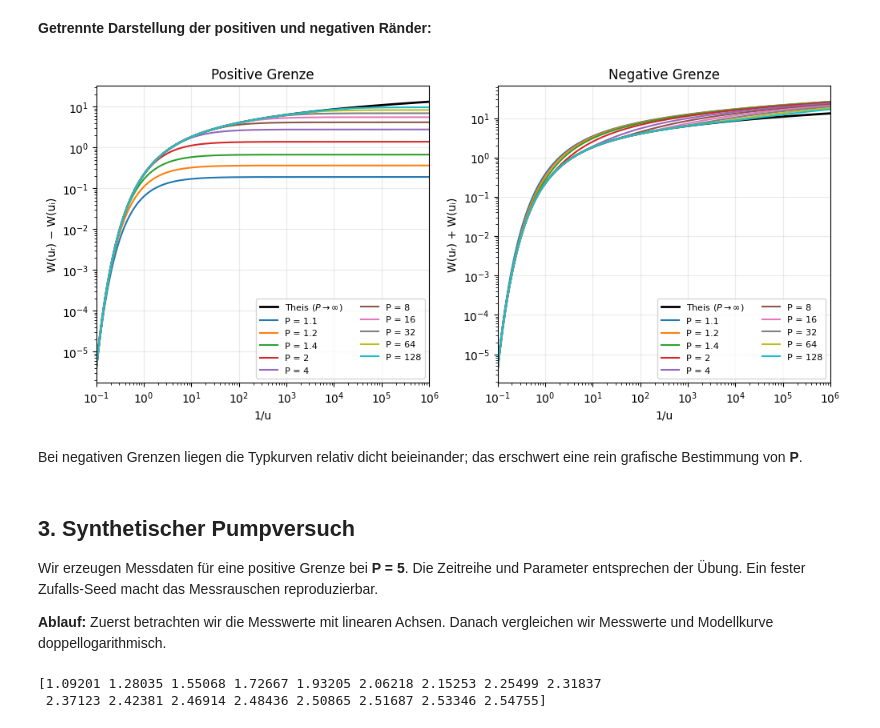
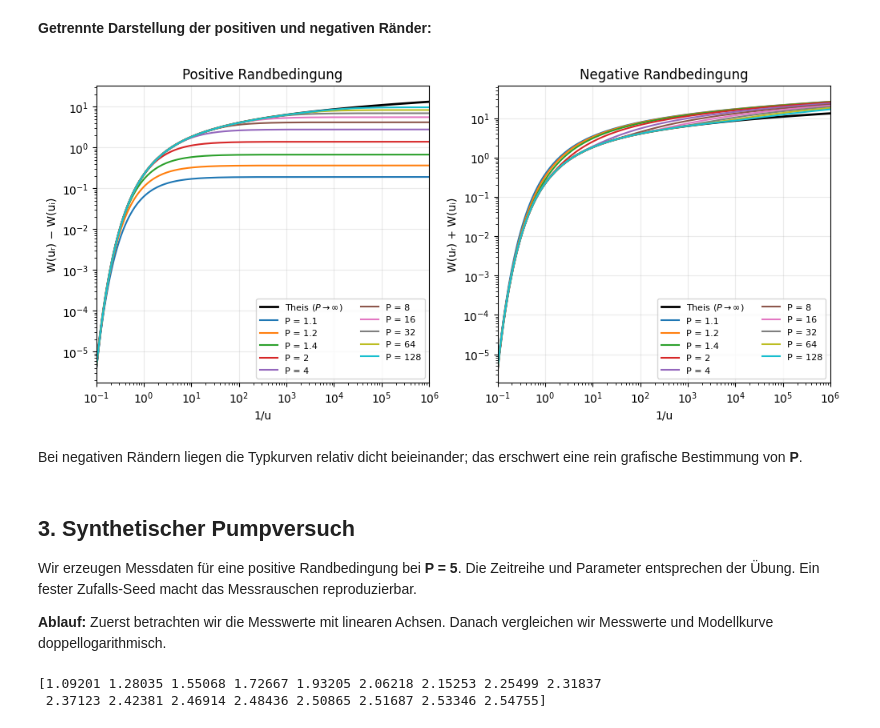
Before and after one commit to tanjaliesch/HydraulicMethods, a Jupyter notebook: Stallman/Stallman_DE.ipynb, the cells around one changed output. Cells and saved outputs as stored; diff of their text form; code cells hidden in the pictures.

```diff
--- a/Stallman/Stallman_DE.ipynb
+++ b/Stallman/Stallman_DE.ipynb
@@ -104,25 +104,25 @@ plt.show()
 # %%
 fig, axs = plt.subplots(1, 2, figsize=(10, 4.5), layout="constrained")
 for ax, positive in zip(axs, (True, False)):
     ax.plot(1/ur_grid, W(ur_grid), 'k-', linewidth=2, label=r'Theis ($P \to \infty$)')
     for P in Ps:
         wi = W(ur_grid * P**2)
         response = W(ur_grid) - wi if positive else W(ur_grid) + wi
         ax.plot(1/ur_grid, response, label=f'P = {P:g}')
     ax.set_xscale('log'); ax.set_yscale('log')
     ax.set_xlim(1e-1, 1e6)
     ax.set_xlabel('1/u'); ax.set_ylabel('W(uᵣ) − W(uᵢ)' if positive else 'W(uᵣ) + W(uᵢ)')
-    ax.set_title(('Positive Grenze' if positive else 'Negative Grenze'))
+    ax.set_title(('Positive Randbedingung' if positive else 'Negative Randbedingung'))
     ax.legend(fontsize=8, ncol=2)
 plt.show()
 # %% [output]
-[figure, old version]
+[figure, new version]
 # %% [markdown]
-Bei negativen Grenzen liegen die Typkurven relativ dicht beieinander; das erschwert eine rein grafische Bestimmung von **P**.
+Bei negativen Rändern liegen die Typkurven relativ dicht beieinander; das erschwert eine rein grafische Bestimmung von **P**.
 # %% [markdown]
 ## 3. Synthetischer Pumpversuch
 
-Wir erzeugen Messdaten für eine positive Grenze bei **P = 5**. Die Zeitreihe und Parameter entsprechen der Übung. Ein fester Zufalls-Seed macht das Messrauschen reproduzierbar.
+Wir erzeugen Messdaten für eine positive Randbedingung bei **P = 5**. Die Zeitreihe und Parameter entsprechen der Übung. Ein fester Zufalls-Seed macht das Messrauschen reproduzierbar.
 
 **Ablauf:** Zuerst betrachten wir die Messwerte mit linearen Achsen. Danach vergleichen wir Messwerte und Modellkurve doppellogarithmisch.
 # %%
```
Also changed, not shown: parts of 6 cells of this notebook.
